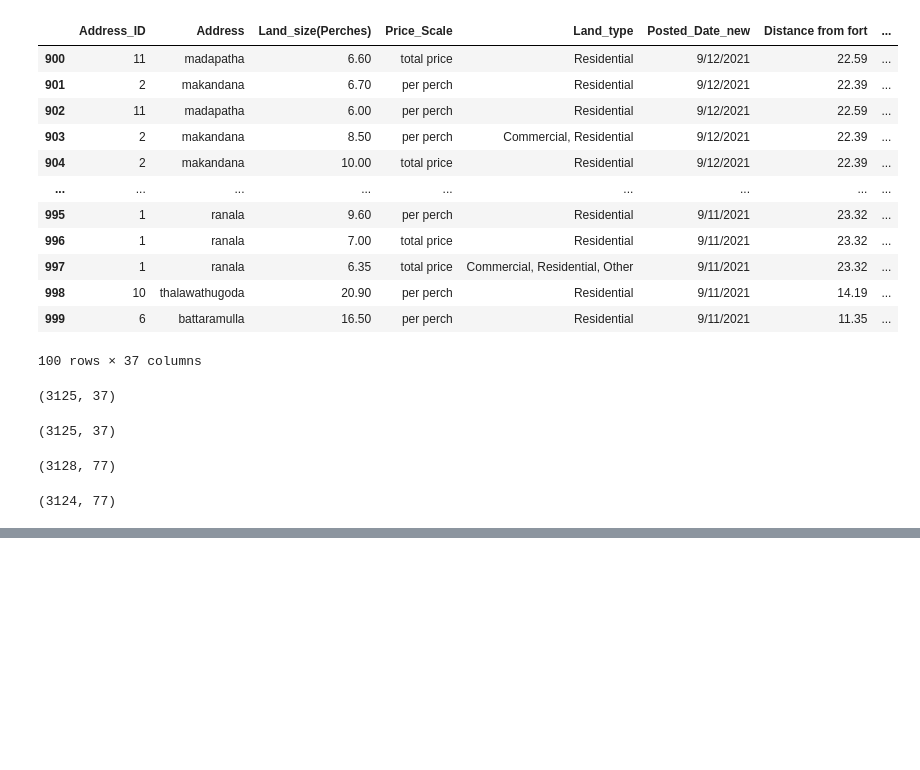
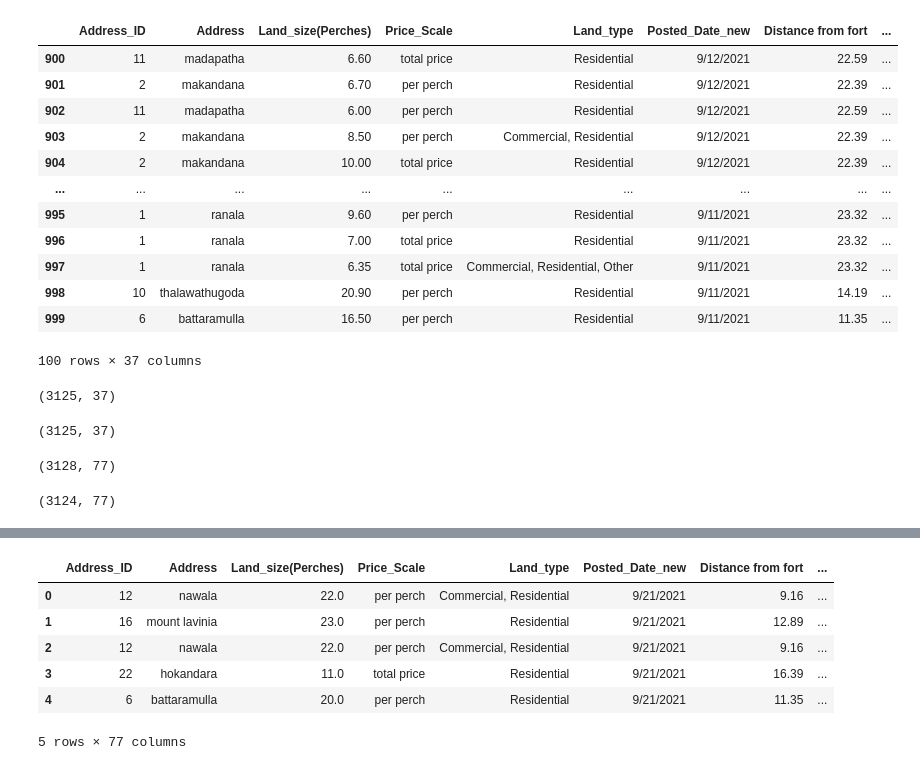
Before and after one commit to movindugunarathna/LandPulse-ML, a Jupyter notebook: model/part_2.ipynb, the cells around one changed output, grey strips where cells are left out. Drawn from its saved outputs; the diff is of its cells as text; code cells hidden in the pictures; blank space fills up the shorter version.

Commit message:
air quality data adding

```diff
--- a/model/part_2.ipynb
+++ b/model/part_2.ipynb
@@ -196,3 +196,6 @@ df_unique = df2.drop_duplicates(subset=['longitude', 'latitude'],keep='first')
 df_unique.shape
 # %% [output]
 (3124, 77)
+# %%
+df_air = pd.read_csv("datasets/P3_Data.csv")
+df_air.shape
@@ -199 +268,11 @@ df_unique.shape
+# %%
+df_air.head()
+# %% [output]
+|  | Address_ID | Address | Land_size(Perches) | Price_Scale | Land_type | Posted_Date_new | Distance from fort | ... |
+| 0 | 12 | nawala | 22.0 | per perch | Commercial, Residential | 9/21/2021 | 9.16 | ... |
+| 1 | 16 | mount lavinia | 23.0 | per perch | Residential | 9/21/2021 | 12.89 | ... |
+| 2 | 12 | nawala | 22.0 | per perch | Commercial, Residential | 9/21/2021 | 9.16 | ... |
+| 3 | 22 | hokandara | 11.0 | total price | Residential | 9/21/2021 | 16.39 | ... |
+| 4 | 6 | battaramulla | 20.0 | per perch | Residential | 9/21/2021 | 11.35 | ... |
+5 rows × 77 columns
 # %%
```
Also changed, not shown: parts of 4 cells of this notebook, 5 other files.
